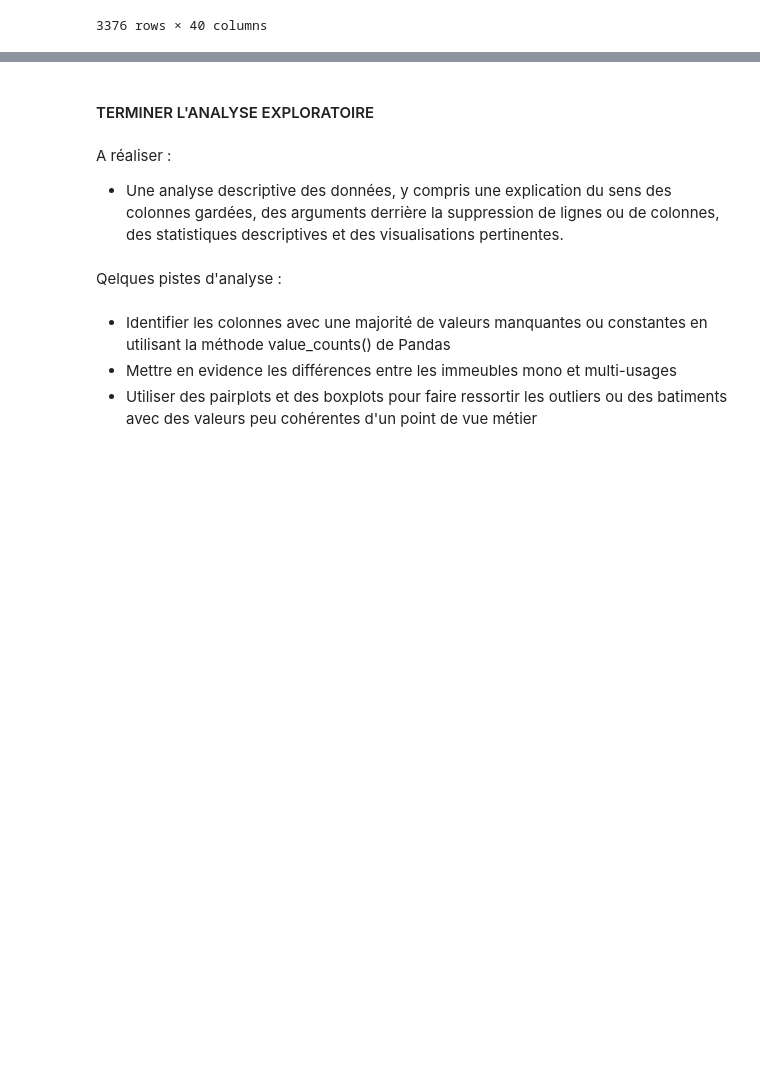
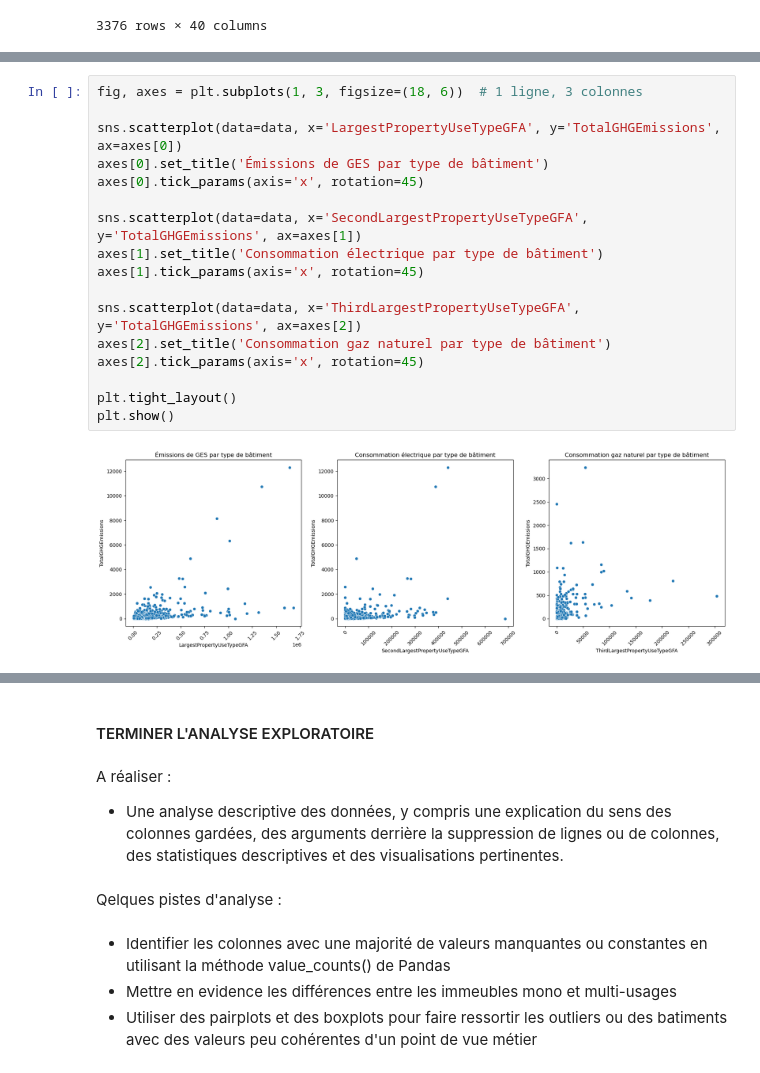
Before and after one commit to Lavin2110120/Projet-3, a Jupyter notebook: P3_template_modelistation_supervisee_data_scientist.ipynb, the cells around one changed output, grey strips where cells are left out. Saved outputs shown, nothing was run; the diff lists cells and outputs as text; blank space fills up the shorter version.

```diff
--- a/P3_template_modelistation_supervisee_data_scientist.ipynb
+++ b/P3_template_modelistation_supervisee_data_scientist.ipynb
@@ -89,0 +395,19 @@ data
+# %%
+fig, axes = plt.subplots(1, 3, figsize=(18, 6))  # 1 ligne, 3 colonnes
+
+sns.scatterplot(data=data, x='LargestPropertyUseTypeGFA', y='TotalGHGEmissions', ax=axes[0])
+axes[0].set_title('Émissions de GES par type de bâtiment')
+axes[0].tick_params(axis='x', rotation=45)
+
+sns.scatterplot(data=data, x='SecondLargestPropertyUseTypeGFA', y='TotalGHGEmissions', ax=axes[1])
+axes[1].set_title('Consommation électrique par type de bâtiment')
+axes[1].tick_params(axis='x', rotation=45)
+
+sns.scatterplot(data=data, x='ThirdLargestPropertyUseTypeGFA', y='TotalGHGEmissions', ax=axes[2])
+axes[2].set_title('Consommation gaz naturel par type de bâtiment')
+axes[2].tick_params(axis='x', rotation=45)
+
+plt.tight_layout()
+plt.show()
+# %% [output]
+[figure, added]
```
Also changed, not shown: parts of 53 cells of this notebook.
